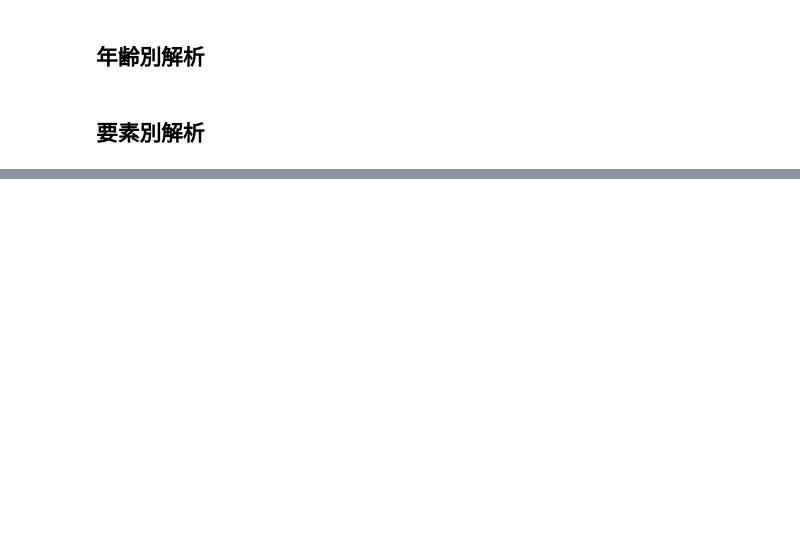
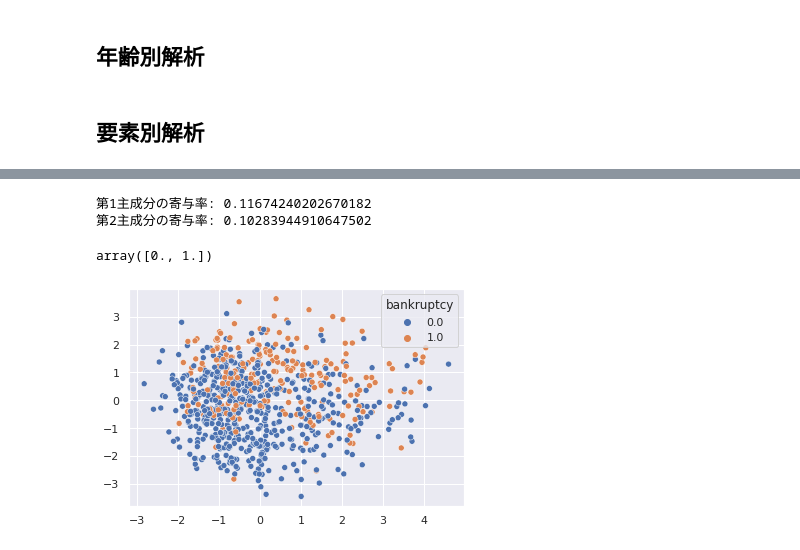
Before and after one commit to ykitaguchi77/Kaggle, a Jupyter notebook: Bunkruptcy-prediction.ipynb, the cells around one changed output, grey strips where cells are left out. Cells and saved outputs as stored; diff of their text form; code cells hidden in the pictures; blank space fills up the shorter version.

```diff
--- a/Bunkruptcy-prediction.ipynb
+++ b/Bunkruptcy-prediction.ipynb
@@ -1650,0 +1679,15 @@ middle_df.groupby("guarantees").mean()
+# %%
+import numpy as np
+import pandas as pd
+import seaborn as sns
+import matplotlib.pyplot as plt
+
+#主成分の数
+n_component = 2
+# %%
+# モデルの定義
+from sklearn.decomposition import PCA
+pca = PCA(n_components=n_component, random_state=0)
+
+# モデルの学習
+pca.fit(X_train)
@@ -1650,0 +1696,9 @@ middle_df.groupby("guarantees").mean()
+# %%
+# 分散の確認
+pca.get_covariance()
+
+# 主成分分析の適用
+x_transformed = pca.transform(X_train)
+
+# 主成分分析適用後のデータの確認
+pd.DataFrame(x_transformed, columns=[f"第{i+1}主成分" for i in range(n_component)]).head(10)
@@ -1650,0 +1717,17 @@ middle_df.groupby("guarantees").mean()
+# %%
+for i in range(n_component):
+    print(f"第{i+1}主成分の寄与率: {pca.explained_variance_ratio_[i]}")
+# %% [output]
+第1主成分の寄与率: 0.11674240202670182
+第2主成分の寄与率: 0.10283944910647502
+# %%
+# 0, 1 の 2 つのクラスがあることを確認
+np.unique(y_train)
+# %% [output]
+array([0., 1.])
+# %%
+# 次元削減後のデータを可視化
+sns.scatterplot(x_transformed[:, 0], x_transformed[:, 1],
+             hue=y_train, palette=sns.color_palette(n_colors=2));
+# %% [output]
+[figure, added]
```
Also changed, not shown: parts of 9 cells of this notebook.
